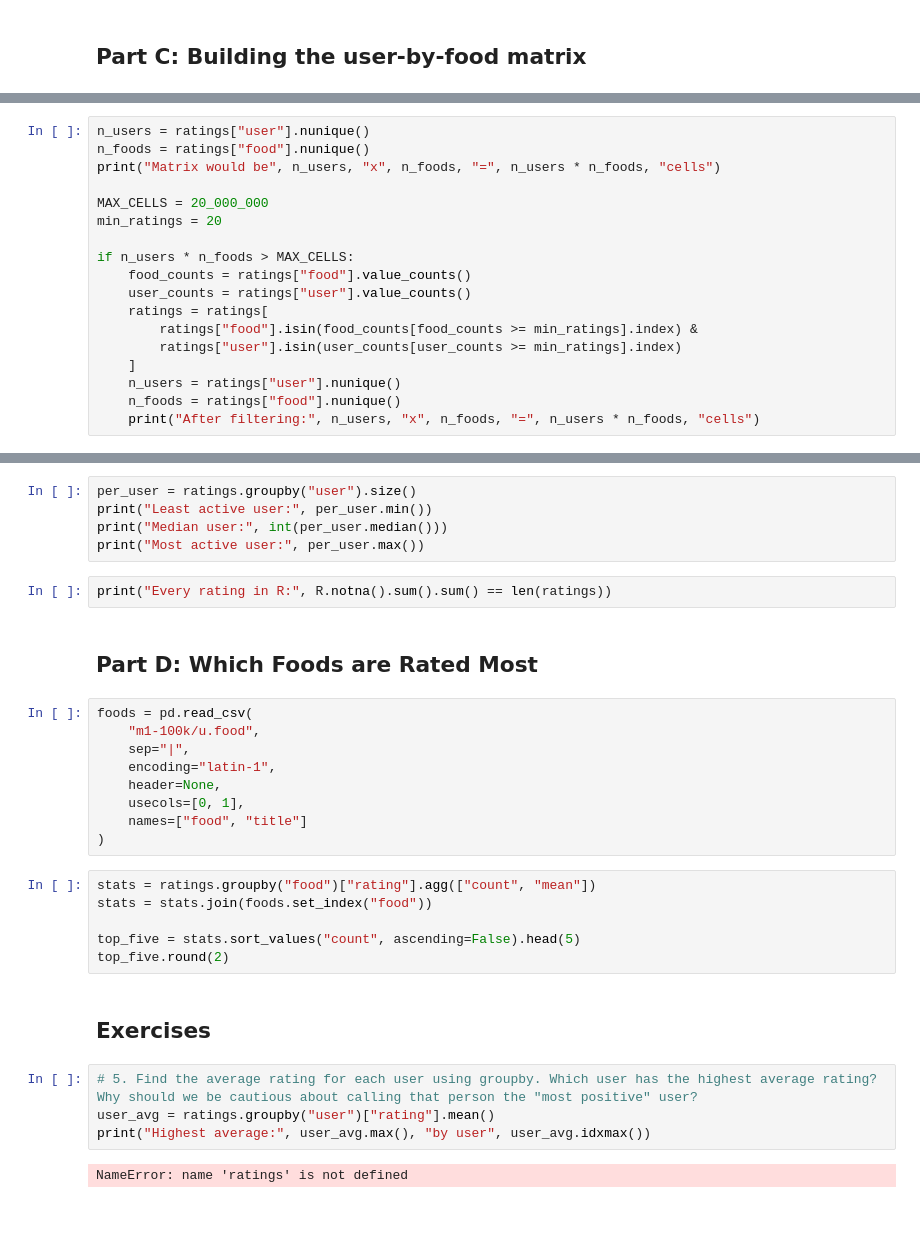
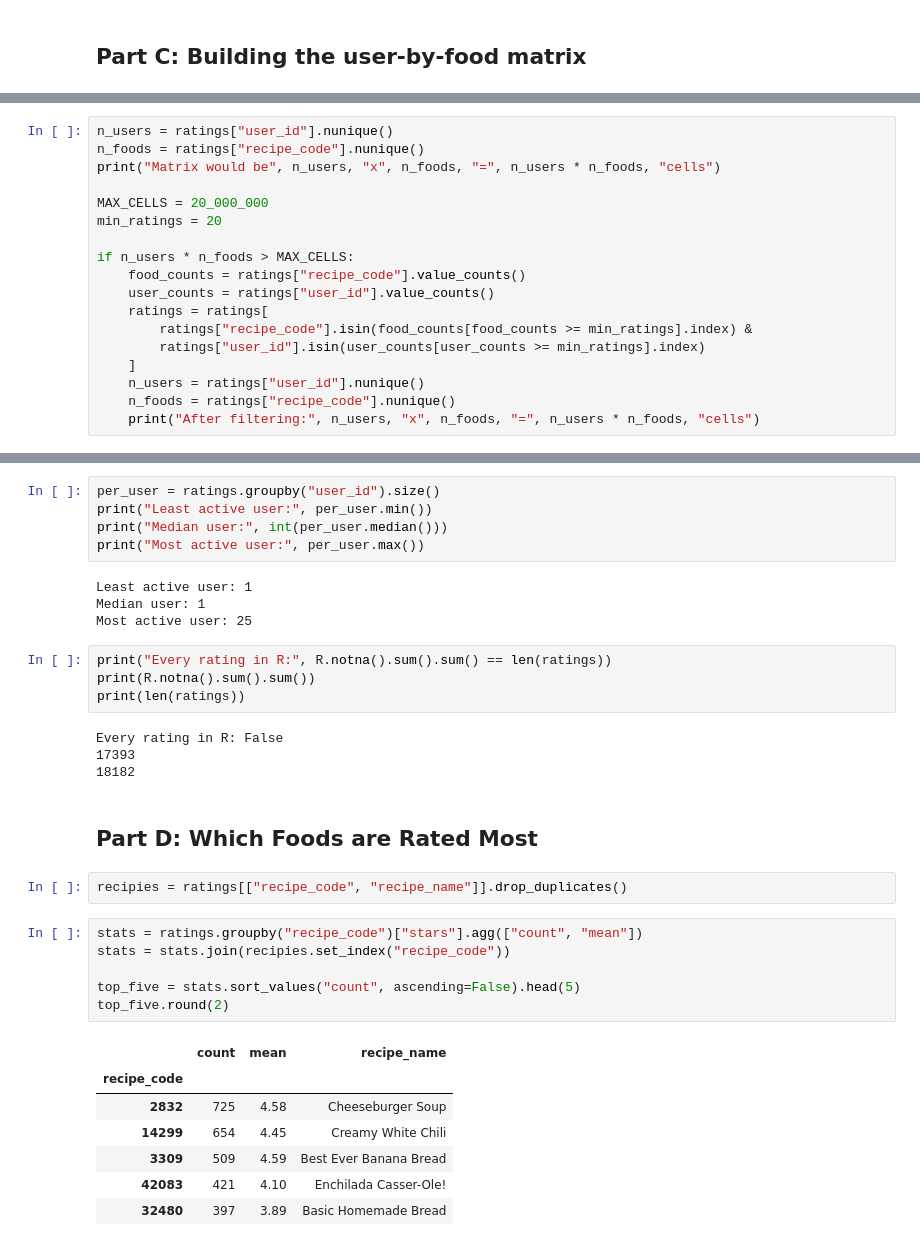
Before and after one commit to scottaudrey/svd-food-recommendation-system, a Jupyter notebook: notebooks/01_ratings_matrix.ipynb, the cells around one changed output, grey strips where cells are left out. Saved outputs shown, nothing was run; the diff lists cells and outputs as text; blank space fills up the shorter version.

```diff
--- a/notebooks/01_ratings_matrix.ipynb
+++ b/notebooks/01_ratings_matrix.ipynb
@@ -60,18 +95,18 @@ AssertionError: Run Part B first: `ratings` must be the food ratings DataFrame
 # %%
-n_users = ratings["user"].nunique()
-n_foods = ratings["food"].nunique()
+n_users = ratings["user_id"].nunique()
+n_foods = ratings["recipe_code"].nunique()
 print("Matrix would be", n_users, "x", n_foods, "=", n_users * n_foods, "cells")
 
 MAX_CELLS = 20_000_000
 min_ratings = 20
 
 if n_users * n_foods > MAX_CELLS:
-    food_counts = ratings["food"].value_counts()
-    user_counts = ratings["user"].value_counts()
+    food_counts = ratings["recipe_code"].value_counts()
+    user_counts = ratings["user_id"].value_counts()
     ratings = ratings[
-        ratings["food"].isin(food_counts[food_counts >= min_ratings].index) &
-        ratings["user"].isin(user_counts[user_counts >= min_ratings].index)
+        ratings["recipe_code"].isin(food_counts[food_counts >= min_ratings].index) &
+        ratings["user_id"].isin(user_counts[user_counts >= min_ratings].index)
     ]
-    n_users = ratings["user"].nunique()
-    n_foods = ratings["food"].nunique()
+    n_users = ratings["user_id"].nunique()
+    n_foods = ratings["recipe_code"].nunique()
     print("After filtering:", n_users, "x", n_foods, "=", n_users * n_foods, "cells")
@@ -88,32 +128,35 @@ print("Fraction missing:", round(fraction_missing, 4))
 # %%
-per_user = ratings.groupby("user").size()
+per_user = ratings.groupby("user_id").size()
 print("Least active user:", per_user.min())
 print("Median user:", int(per_user.median()))
 print("Most active user:", per_user.max())
+# %% [output]
+Least active user: 1
+Median user: 1
+Most active user: 25
 # %%
 print("Every rating in R:", R.notna().sum().sum() == len(ratings))
+print(R.notna().sum().sum())
+print(len(ratings))
+# %% [output]
+Every rating in R: False
+17393
+18182
 # %% [markdown]
 ## Part D: Which Foods are Rated Most
-# %%
-foods = pd.read_csv(
-    "m1-100k/u.food",
-    sep="|",
-    encoding="latin-1",
-    header=None,
-    usecols=[0, 1],
-    names=["food", "title"]
-)
+# %%
+recipies = ratings[["recipe_code", "recipe_name"]].drop_duplicates()
 # %%
-stats = ratings.groupby("food")["rating"].agg(["count", "mean"])
-stats = stats.join(foods.set_index("food"))
+stats = ratings.groupby("recipe_code")["stars"].agg(["count", "mean"])
+stats = stats.join(recipies.set_index("recipe_code"))
 
 top_five = stats.sort_values("count", ascending=False).head(5)
 top_five.round(2)
+# %% [output]
+|  | count | mean | recipe_name |
+| recipe_code |  |  |  |
+| 2832 | 725 | 4.58 | Cheeseburger Soup |
+| 14299 | 654 | 4.45 | Creamy White Chili |
+| 3309 | 509 | 4.59 | Best Ever Banana Bread |
+| 42083 | 421 | 4.10 | Enchilada Casser-Ole! |
+| 32480 | 397 | 3.89 | Basic Homemade Bread |
-# %% [markdown]
-## Exercises
-# %%
-# 5. Find the average rating for each user using groupby. Which user has the highest average rating? Why should we be cautious about calling that person the "most positive" user?
-user_avg = ratings.groupby("user")["rating"].mean()
-print("Highest average:", user_avg.max(), "by user", user_avg.idxmax())
-# %% [output]
-NameError: name 'ratings' is not defined
```
Also changed, not shown: parts of 9 cells of this notebook.
